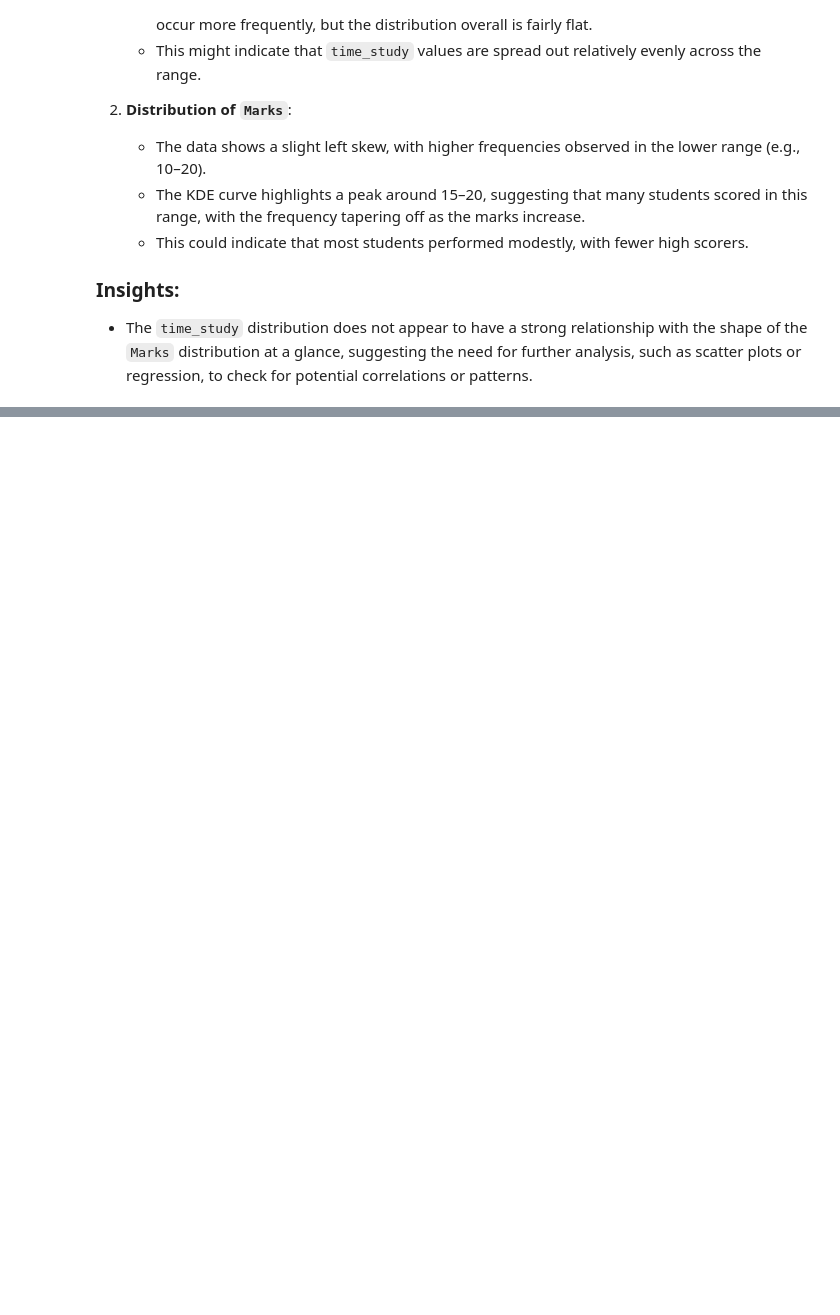
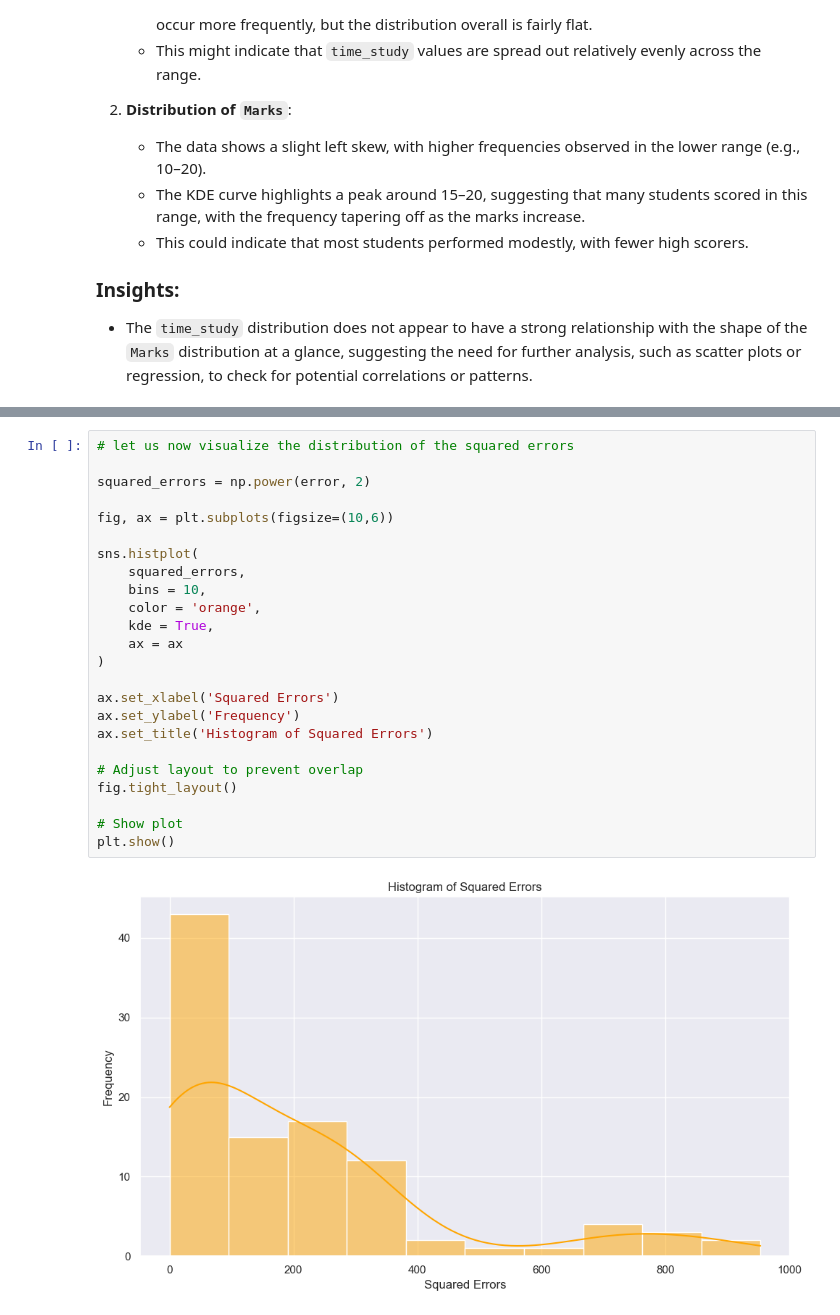
Before and after one commit to basu-binayak/GroundUpML, a Jupyter notebook: Linear Regression/Simple Linear Regression/simple_linear_regression.ipynb, the cells around one changed output, grey strips where cells are left out. Cells and saved outputs as stored; diff of their text form; blank space fills up the shorter version.

```diff
--- a/Linear Regression/Simple Linear Regression/simple_linear_regression.ipynb
+++ b/Linear Regression/Simple Linear Regression/simple_linear_regression.ipynb
@@ -116,0 +199,26 @@ Based on the histograms provided for the `time_study` and `Marks` distributions:
+# %%
+# let us now visualize the distribution of the squared errors
+
+squared_errors = np.power(error, 2)
+
+fig, ax = plt.subplots(figsize=(10,6))
+
+sns.histplot(
+    squared_errors,
+    bins = 10,
+    color = 'orange',
+    kde = True,
+    ax = ax
+)
+
+ax.set_xlabel('Squared Errors')
+ax.set_ylabel('Frequency')
+ax.set_title('Histogram of Squared Errors')
+
+# Adjust layout to prevent overlap
+fig.tight_layout()
+
+# Show plot
+plt.show()
+# %% [output]
+[figure, added]
```
Also changed, not shown: parts of 8 cells of this notebook.
